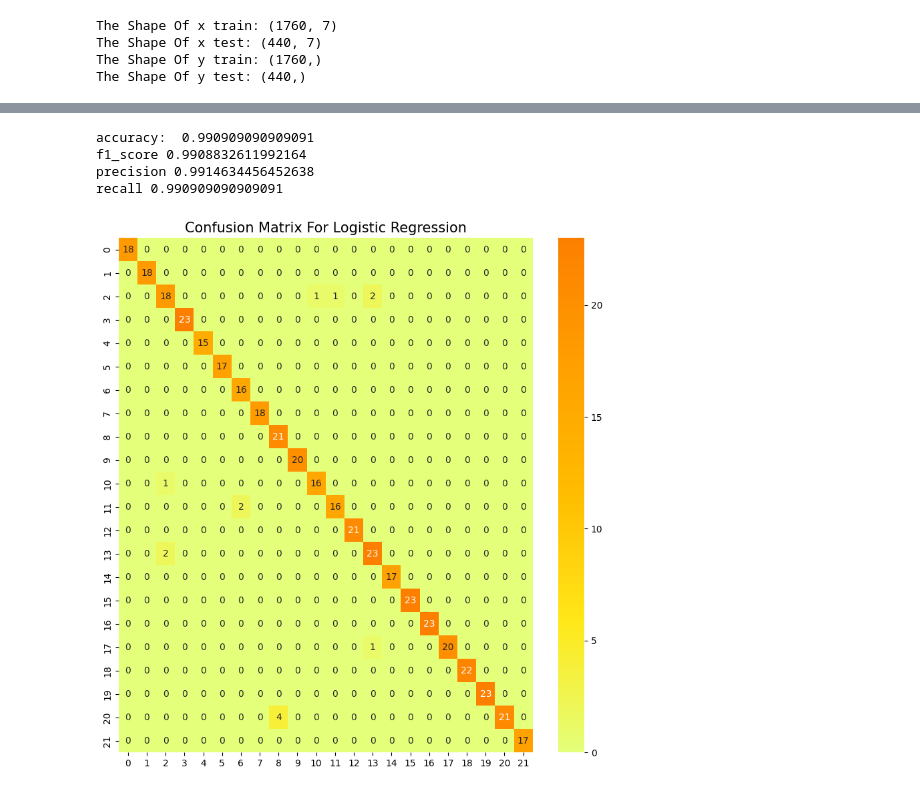
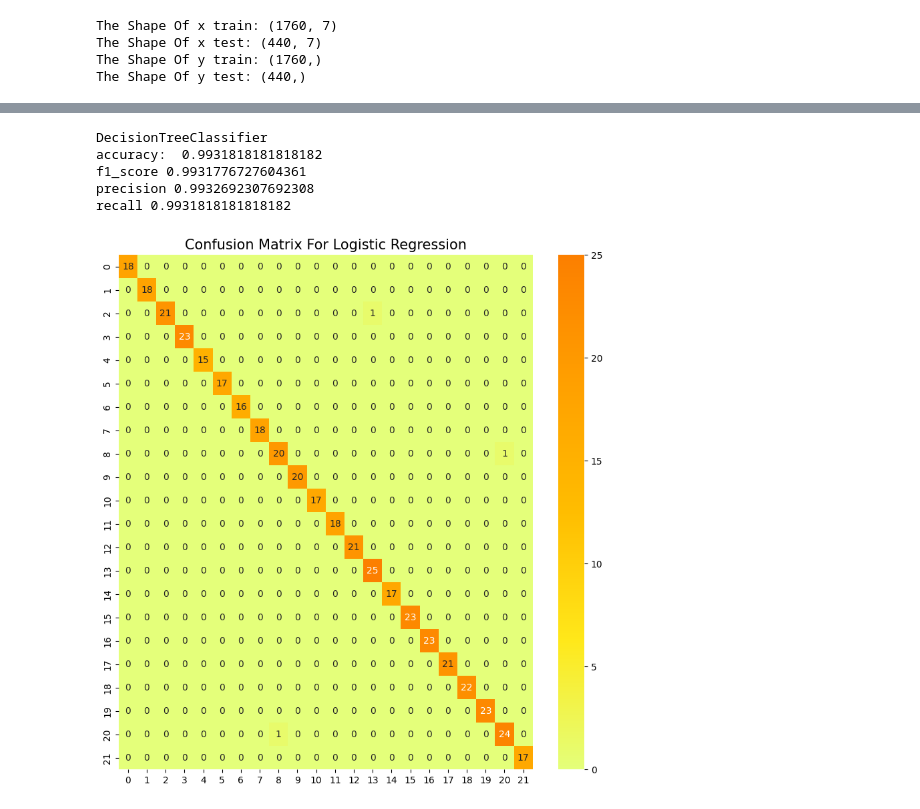
Before and after one commit to Sandesh-Gadal/agricultural-crop-recommendation, a Jupyter notebook: Crop_recommendation.ipynb, the cells around one changed output, grey strips where cells are left out. Drawn from its saved outputs; the diff is of its cells as text; code cells hidden in the pictures.

```diff
--- a/Crop_recommendation.ipynb
+++ b/Crop_recommendation.ipynb
@@ -393,24 +407,15 @@ recall 0.9636363636363636
 # %%
 from sklearn.tree import DecisionTreeClassifier
 
-logis_pipe = Pipeline(steps=[("preprocessing", transformer), ("model", DecisionTreeClassifier())])
-logis_pipe.fit(x_train, y_train)
-y_pred = logis_pipe.predict(x_test)
-evaluate_model(y_pred, y_test)
+tree_pipe = Pipeline(steps=[("preprocessing", transformer), ("model", DecisionTreeClassifier())])
+tree_pipe.fit(x_train, y_train)
+y_pred = tree_pipe.predict(x_test)
+evaluate_model("DecisionTreeClassifier" ,y_pred, y_test)
+show_confusion_matrix(y_pred, y_test)
 # %% [output]
-accuracy:  0.990909090909091
-f1_score 0.9908832611992164
-precision 0.9914634456452638
-recall 0.990909090909091
+DecisionTreeClassifier
+accuracy:  0.9931818181818182
+f1_score 0.9931776727604361
+precision 0.9932692307692308
+recall 0.9931818181818182
+[figure, added]
-# %%
-#Evaluating the model performance
-from sklearn.metrics import confusion_matrix
-
-#Printing the Confusing Matrix
-plt.rcParams['figure.figsize'] = (10,10)
-cm = confusion_matrix(y_test, y_pred)
-sns.heatmap(cm, annot = True, cmap = 'Wistia')
-plt.title('Confusion Matrix For Logistic Regression', fontsize = 15)
-plt.show()
-# %% [output]
-[figure, removed]
```
Also changed, not shown: parts of 12 cells of this notebook.
